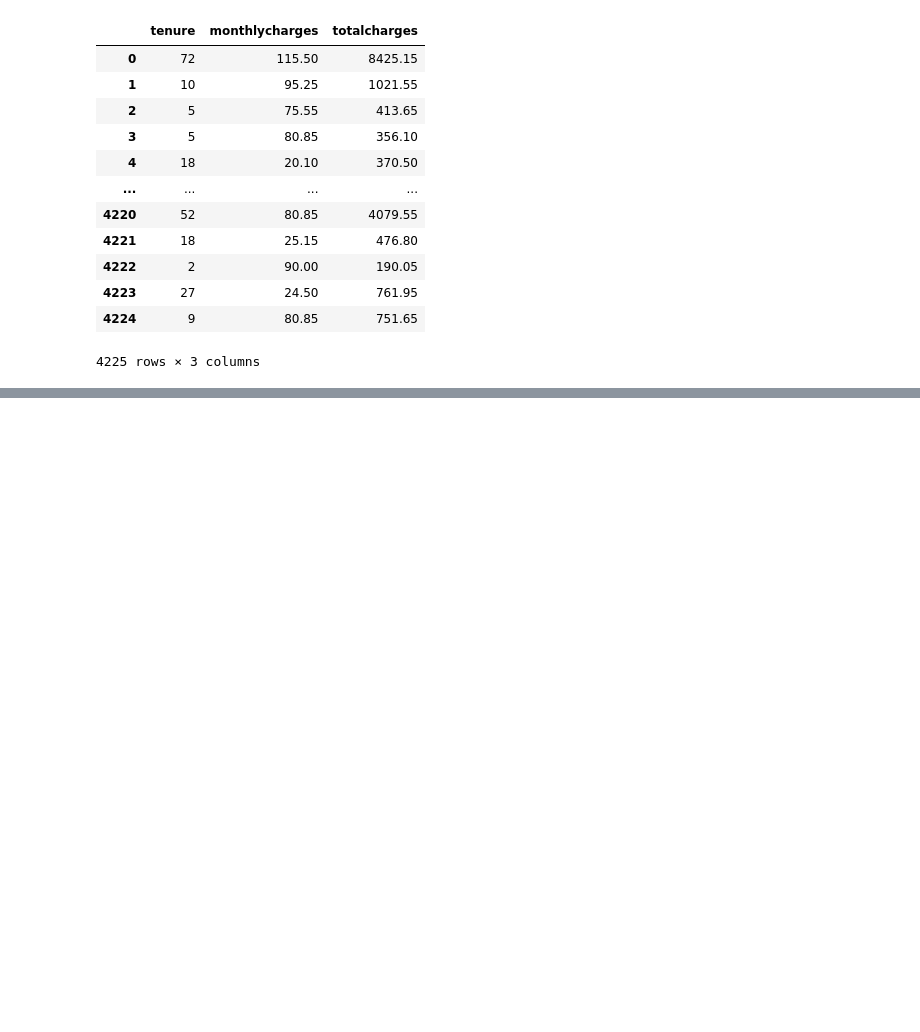
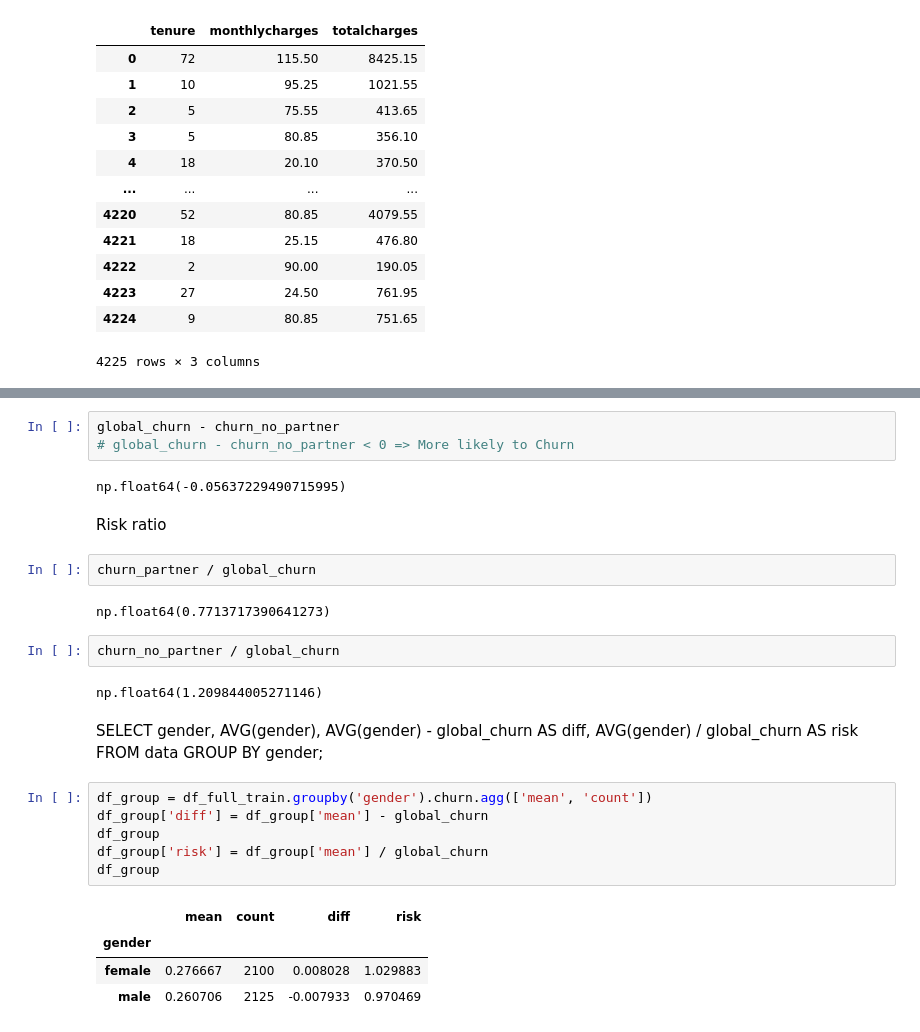
Before and after one commit to thePaulCode/machine-learning-zoomcamp, a Jupyter notebook: 03-classification/01-churn_project.ipynb, the cells around one changed output, grey strips where cells are left out. Drawn from its saved outputs; the diff is of its cells as text; blank space fills up the shorter version.

```diff
--- a/03-classification/01-churn_project.ipynb
+++ b/03-classification/01-churn_project.ipynb
@@ -398,0 +436,36 @@ df_full_train[numerical]
+# %%
+global_churn - churn_no_partner
+# global_churn - churn_no_partner < 0 => More likely to Churn
+# %% [output]
+np.float64(-0.05637229490715995)
+# %% [markdown]
+Risk ratio
+# %%
+churn_partner / global_churn
+# %% [output]
+np.float64(0.7713717390641273)
+# %%
+churn_no_partner / global_churn
+# %% [output]
+np.float64(1.209844005271146)
+# %% [markdown]
+SELECT
+    gender,
+    AVG(gender),
+    AVG(gender) - global_churn AS diff,
+    AVG(gender) / global_churn AS risk
+FROM
+    data
+GROUP BY
+    gender;
+# %%
+df_group = df_full_train.groupby('gender').churn.agg(['mean', 'count'])
+df_group['diff'] = df_group['mean'] - global_churn
+df_group
+df_group['risk'] = df_group['mean'] / global_churn
+df_group
+# %% [output]
+|  | mean | count | diff | risk |
+| gender |  |  |  |  |
+| female | 0.276667 | 2100 | 0.008028 | 1.029883 |
+| male | 0.260706 | 2125 | -0.007933 | 0.970469 |
```
Also changed, not shown: parts of 12 cells of this notebook.
